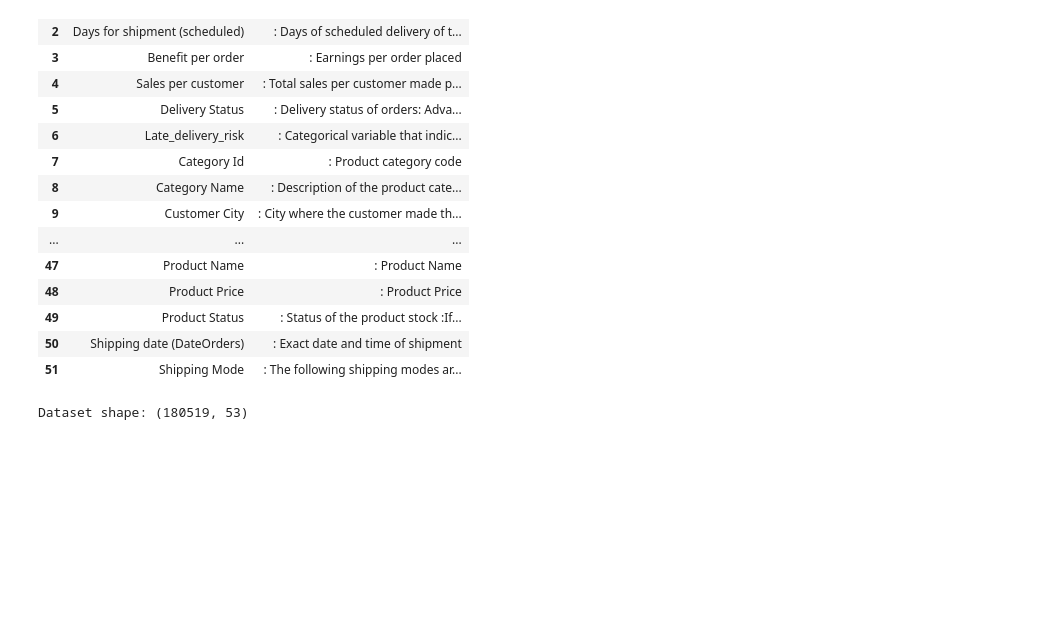
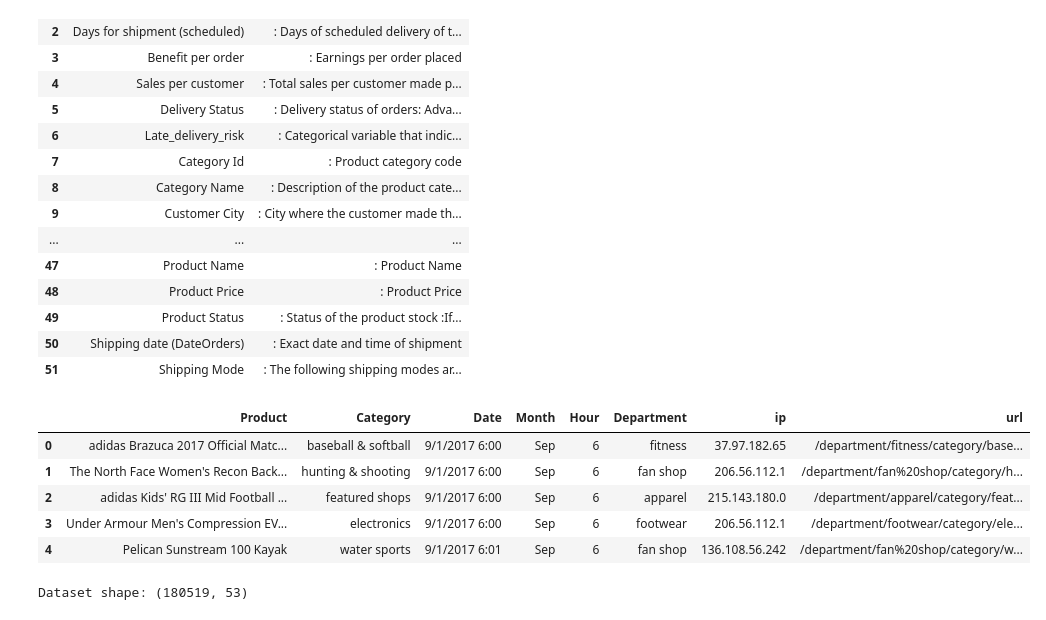
Before and after one commit to jp3tty/Supplier_Analysis, a Jupyter notebook: notebooks/eda_notebook.ipynb, the cells around one changed output. Drawn from its saved outputs; the diff is of its cells as text; code cells hidden in the pictures; blank space fills up the shorter version.

```diff
--- a/notebooks/eda_notebook.ipynb
+++ b/notebooks/eda_notebook.ipynb
@@ -19,6 +19,7 @@ pd.set_option('display.width', 1000)
 # %%
 dataset = pd.read_csv('../data/DataCoSupplyChainDataset.csv', encoding="latin1")
 description = pd.read_csv('../data/DescriptionDataCoSupplyChain.csv', encoding="latin1")
+access_logs = pd.read_csv('../data/tokenized_access_logs.csv')
 # %%
 dataset.head()
 # %% [output]
@@ -68,6 +69,15 @@ description
 | 49 | Product Status | : Status of the product stock :If... |
 | 50 | Shipping date (DateOrders) | : Exact date and time of shipment |
 | 51 | Shipping Mode | : The following shipping modes ar... |
+# %%
+access_logs.head()
+# %% [output]
+|  | Product | Category | Date | Month | Hour | Department | ip | url |
+| 0 | adidas Brazuca 2017 Official Matc... | baseball & softball | 9/1/2017 6:00 | Sep | 6 | fitness | 37.97.182.65 | /department/fitness/category/base... |
+| 1 | The North Face Women's Recon Back... | hunting & shooting | 9/1/2017 6:00 | Sep | 6 | fan shop | 206.56.112.1 | /department/fan%20shop/category/h... |
+| 2 | adidas Kids' RG III Mid Football ... | featured shops | 9/1/2017 6:00 | Sep | 6 | apparel | 215.143.180.0 | /department/apparel/category/feat... |
+| 3 | Under Armour Men's Compression EV... | electronics | 9/1/2017 6:00 | Sep | 6 | footwear | 206.56.112.1 | /department/footwear/category/ele... |
+| 4 | Pelican Sunstream 100 Kayak | water sports | 9/1/2017 6:01 | Sep | 6 | fan shop | 136.108.56.242 | /department/fan%20shop/category/w... |
 # %%
 print(f"Dataset shape: {dataset.shape}")
 # %% [output]
```
Also changed, not shown: parts of 14 cells of this notebook, 5 other files.
